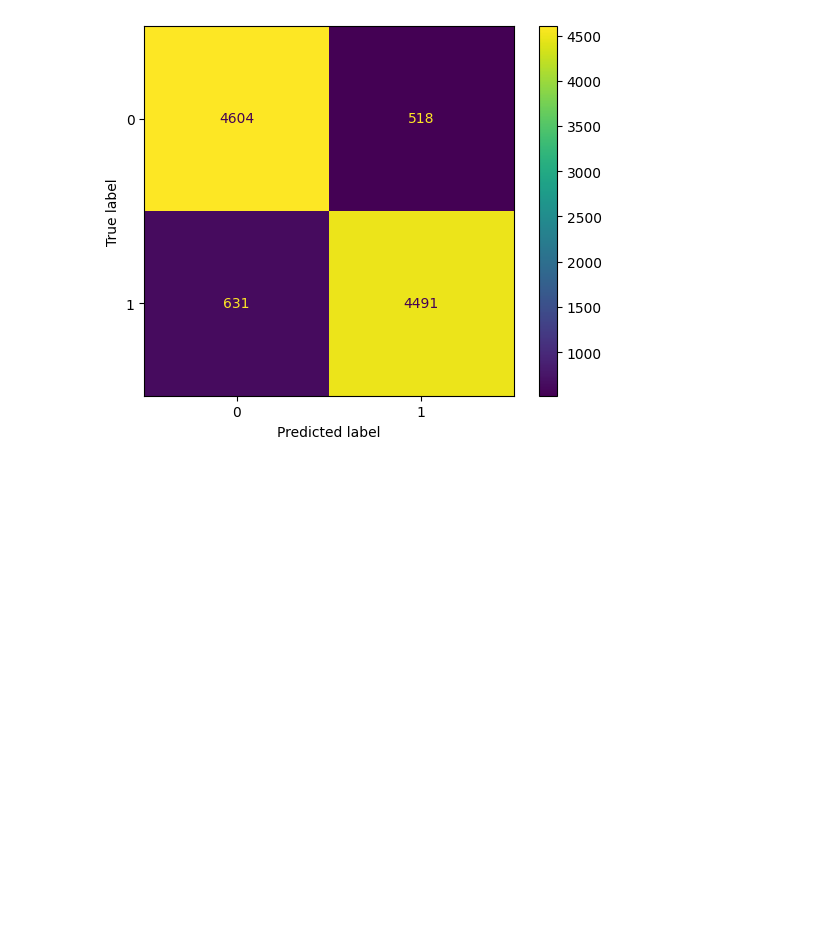
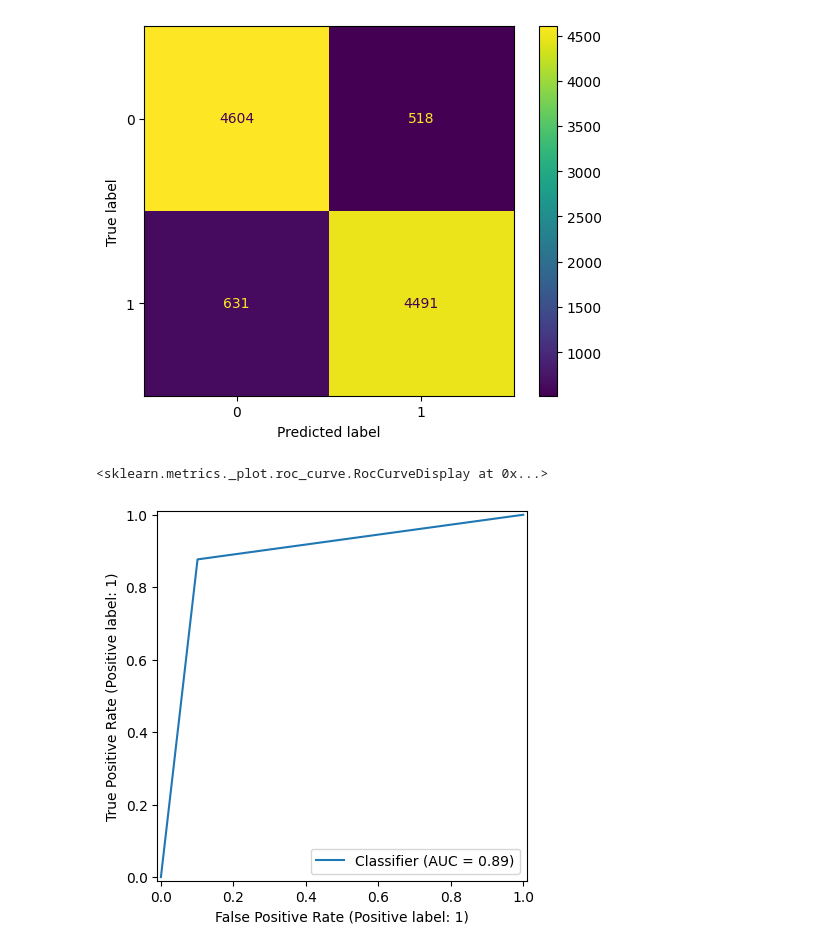
Before and after one commit to ledsouza/feature-selection, a Jupyter notebook: feature_selection.ipynb, the cells around one changed output. Drawn from its saved outputs; the diff is of its cells as text; code cells hidden in the pictures; blank space fills up the shorter version.

```diff
--- a/feature_selection.ipynb
+++ b/feature_selection.ipynb
@@ -263,3 +263,10 @@ X has feature names, but SelectFromModel was fitted without feature names
 weighted avg       0.89      0.89      0.89     10244
 <sklearn.metrics._plot.confusion_matrix.ConfusionMatrixDisplay at 0x...>
 [figure]
+# %%
+from sklearn.metrics import RocCurveDisplay
+
+RocCurveDisplay.from_predictions(y_test, y_pred)
+# %% [output]
+<sklearn.metrics._plot.roc_curve.RocCurveDisplay at 0x...>
+[figure, added]
```
